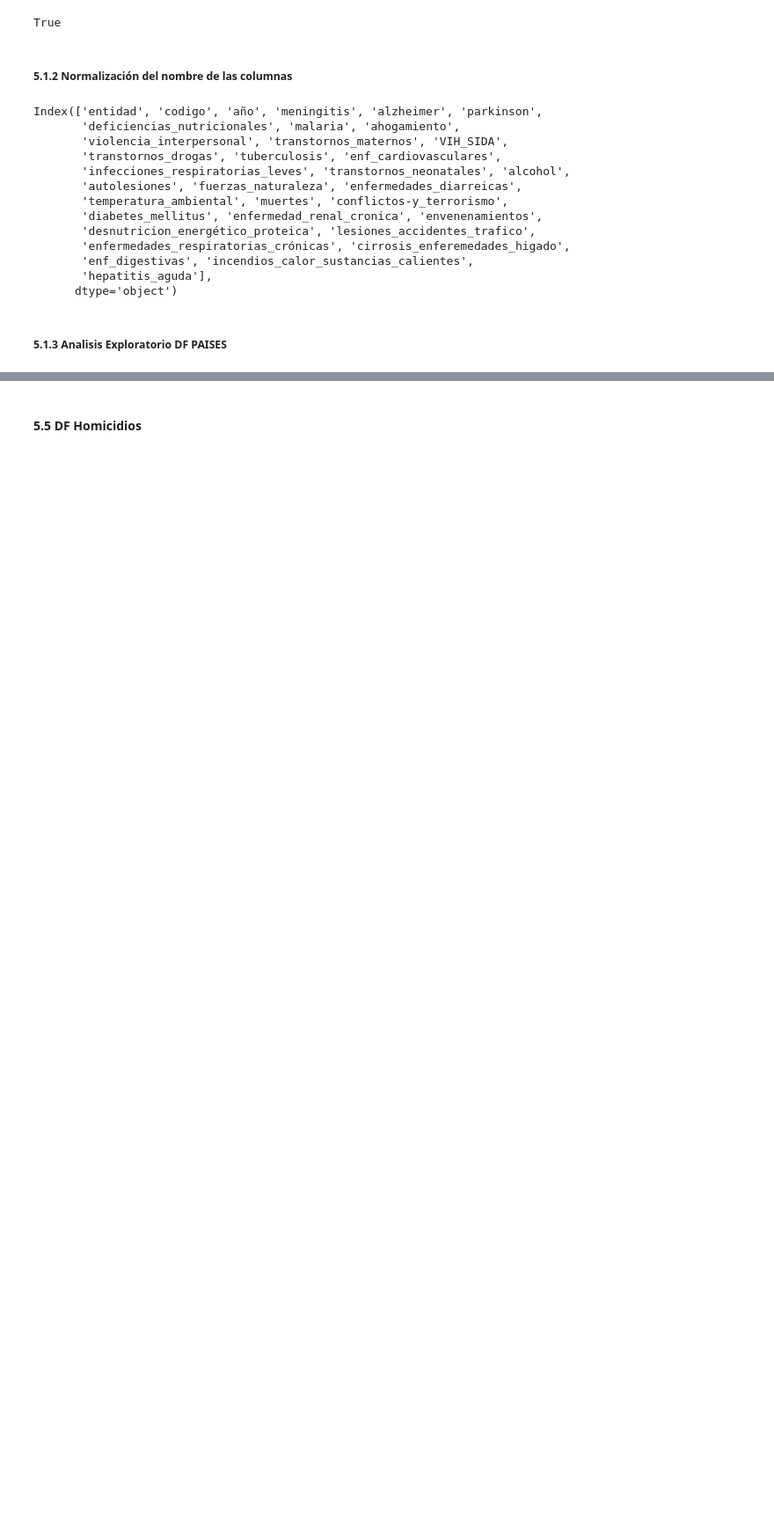
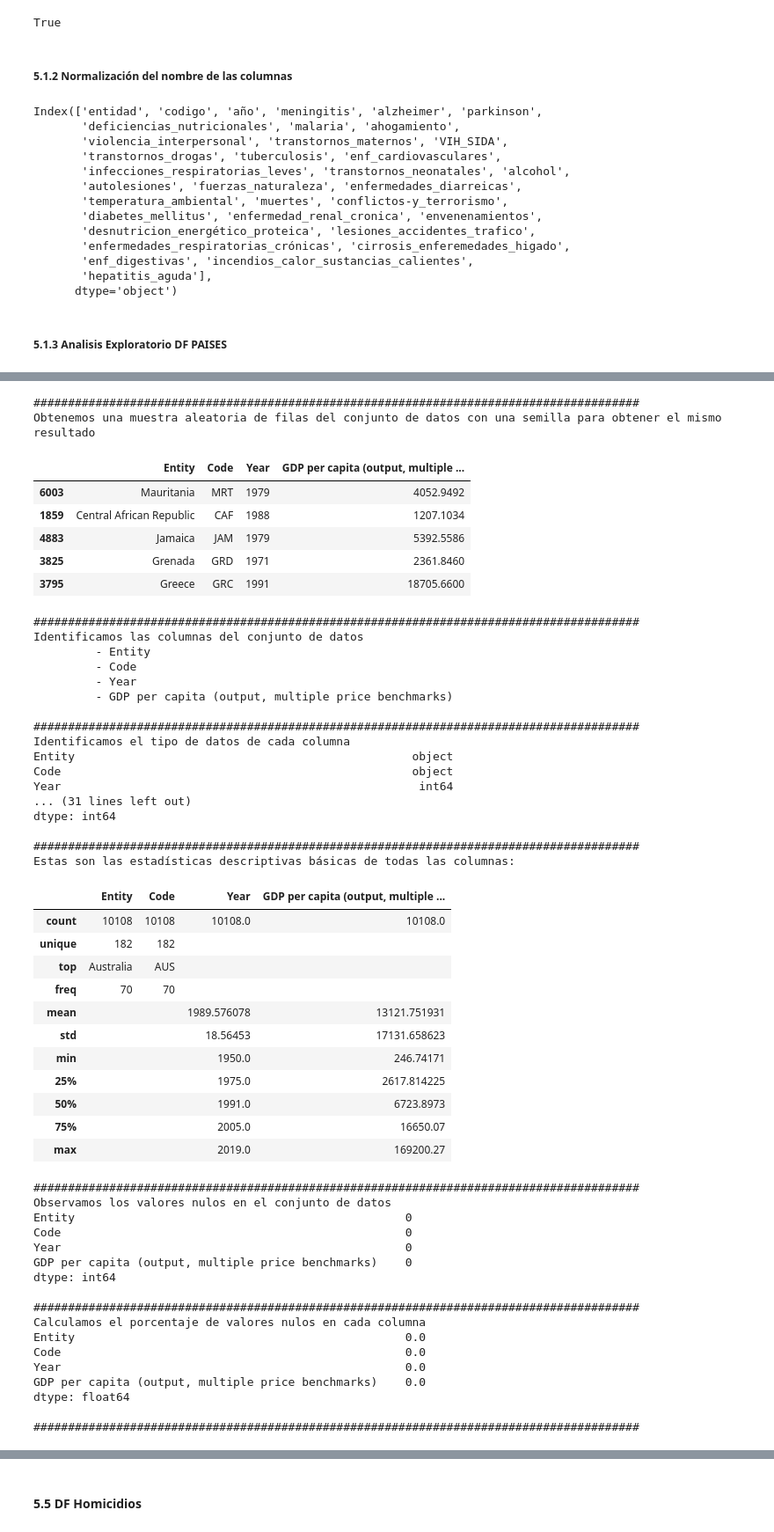
Before and after one commit to Sarah-bzb/TFM_analisis_datos, a Jupyter notebook: exploration_health_v0 - copia.ipynb, the cells around one changed output, grey strips where cells are left out. Shown: that part at 88% size. Saved outputs shown, nothing was run; the diff lists cells and outputs as text; code cells hidden in the pictures; blank space fills up the shorter version.

```diff
--- a/exploration_health_v0 - copia.ipynb
+++ b/exploration_health_v0 - copia.ipynb
@@ -531,0 +835,3 @@ dtype: float64
+# %%
+exploracion_inicial(df_gdp)
+# %% [output]
@@ -531,0 +857,54 @@ dtype: float64
+########################################################################################
+Obtenemos una muestra aleatoria de filas del conjunto de datos con una semilla para obtener el mismo resultado
+|  | Entity | Code | Year | GDP per capita (output, multiple ... |
+| 6003 | Mauritania | MRT | 1979 | 4052.9492 |
+| 1859 | Central African Republic | CAF | 1988 | 1207.1034 |
+| 4883 | Jamaica | JAM | 1979 | 5392.5586 |
+| 3825 | Grenada | GRD | 1971 | 2361.8460 |
+| 3795 | Greece | GRC | 1991 | 18705.6600 |
+########################################################################################
+Identificamos las columnas del conjunto de datos
+         - Entity
+         - Code
+         - Year
+         - GDP per capita (output, multiple price benchmarks)
+
+########################################################################################
+Identificamos el tipo de datos de cada columna
+Entity                                                 object
+Code                                                   object
+Year                                                    int64
+... (31 lines left out)
+dtype: int64
+
+########################################################################################
+Estas son las estadísticas descriptivas básicas de todas las columnas:
+|  | Entity | Code | Year | GDP per capita (output, multiple ... |
+| count | 10108 | 10108 | 10108.0 | 10108.0 |
+| unique | 182 | 182 |  |  |
+| top | Australia | AUS |  |  |
+| freq | 70 | 70 |  |  |
+| mean |  |  | 1989.576078 | 13121.751931 |
+| std |  |  | 18.56453 | 17131.658623 |
+| min |  |  | 1950.0 | 246.74171 |
+| 25% |  |  | 1975.0 | 2617.814225 |
+| 50% |  |  | 1991.0 | 6723.8973 |
+| 75% |  |  | 2005.0 | 16650.07 |
+| max |  |  | 2019.0 | 169200.27 |
+########################################################################################
+Observamos los valores nulos en el conjunto de datos
+Entity                                                0
+Code                                                  0
+Year                                                  0
+GDP per capita (output, multiple price benchmarks)    0
+dtype: int64
+
+########################################################################################
+Calculamos el porcentaje de valores nulos en cada columna
+Entity                                                0.0
+Code                                                  0.0
+Year                                                  0.0
+GDP per capita (output, multiple price benchmarks)    0.0
+dtype: float64
+
+########################################################################################
```
Also changed, not shown: parts of 45 cells of this notebook.
